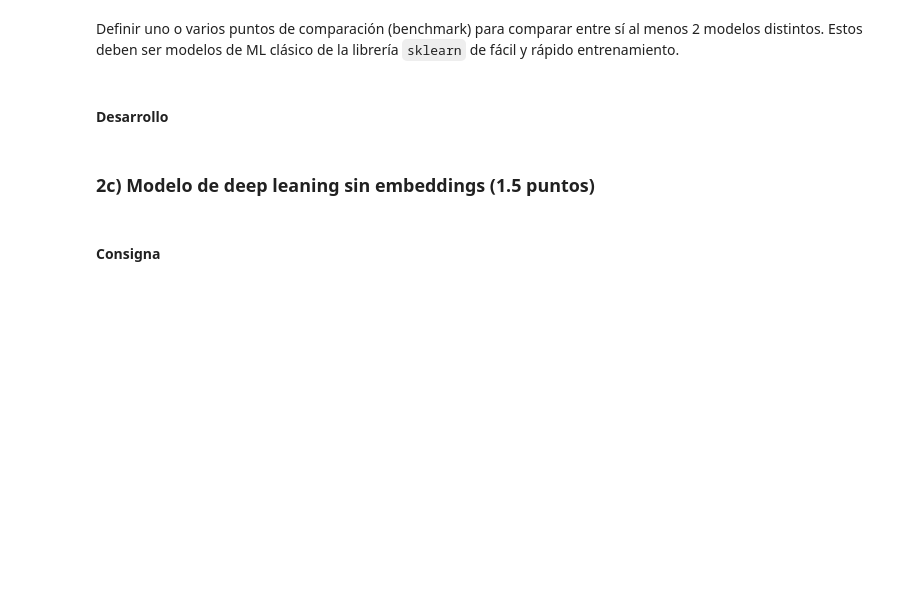
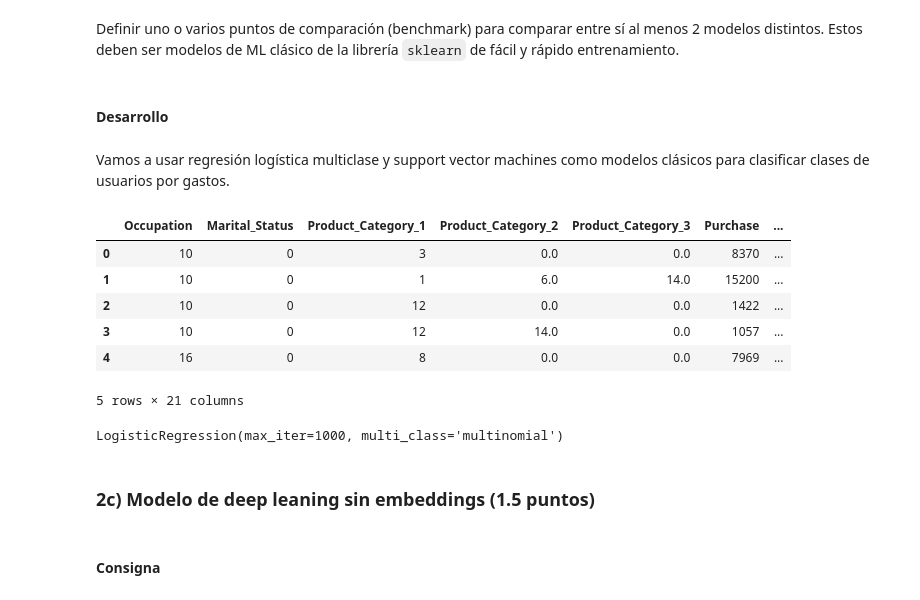
Before and after one commit to joagonzalez/ceia-aprendizaje-profundo, a Jupyter notebook: tp1/notebook.ipynb, the cells around one changed output. Cells and saved outputs as stored; diff of their text form; code cells hidden in the pictures; blank space fills up the shorter version.

Commit message:
add EDA and cassic model LR

```diff
--- a/tp1/notebook.ipynb
+++ b/tp1/notebook.ipynb
@@ -722,3 +785,21 @@ plt.show()
 Definir uno o varios puntos de comparación (benchmark) para comparar entre sí al menos 2 modelos distintos. Estos deben ser modelos de ML clásico de la librería `sklearn` de fácil y rápido entrenamiento.
 # %% [markdown]
 #### Desarrollo
+# %% [markdown]
+Vamos a usar regresión logística multiclase y support vector machines como modelos clásicos para clasificar clases de usuarios por gastos.
+# %%
+le = LabelEncoder()
+df["Segmento_encoded"] = le.fit_transform(df["Segmento"])
+# %%
+# Hacemos One hot sobre Stay_In_Current_City_Years ya que tiene 4+ como categoria y la podemos pensar como no numerica
+df = pd.get_dummies(df, columns=["Stay_In_Current_City_Years"], drop_first=True)
+# %%
+df.head()
+# %% [output]
+|  | Occupation | Marital_Status | Product_Category_1 | Product_Category_2 | Product_Category_3 | Purchase | ... |
+| 0 | 10 | 0 | 3 | 0.0 | 0.0 | 8370 | ... |
+| 1 | 10 | 0 | 1 | 6.0 | 14.0 | 15200 | ... |
+| 2 | 10 | 0 | 12 | 0.0 | 0.0 | 1422 | ... |
+| 3 | 10 | 0 | 12 | 14.0 | 0.0 | 1057 | ... |
+| 4 | 16 | 0 | 8 | 0.0 | 0.0 | 7969 | ... |
+5 rows × 21 columns
@@ -724,0 +811,5 @@ Definir uno o varios puntos de comparación (benchmark) para comparar entre sí
+# %%
+lr = LogisticRegression(multi_class='multinomial', solver='lbfgs', max_iter=1000)
+lr.fit(X_train, y_train)
+# %% [output]
+LogisticRegression(max_iter=1000, multi_class='multinomial')
```
Also changed, not shown: parts of 12 cells of this notebook.
